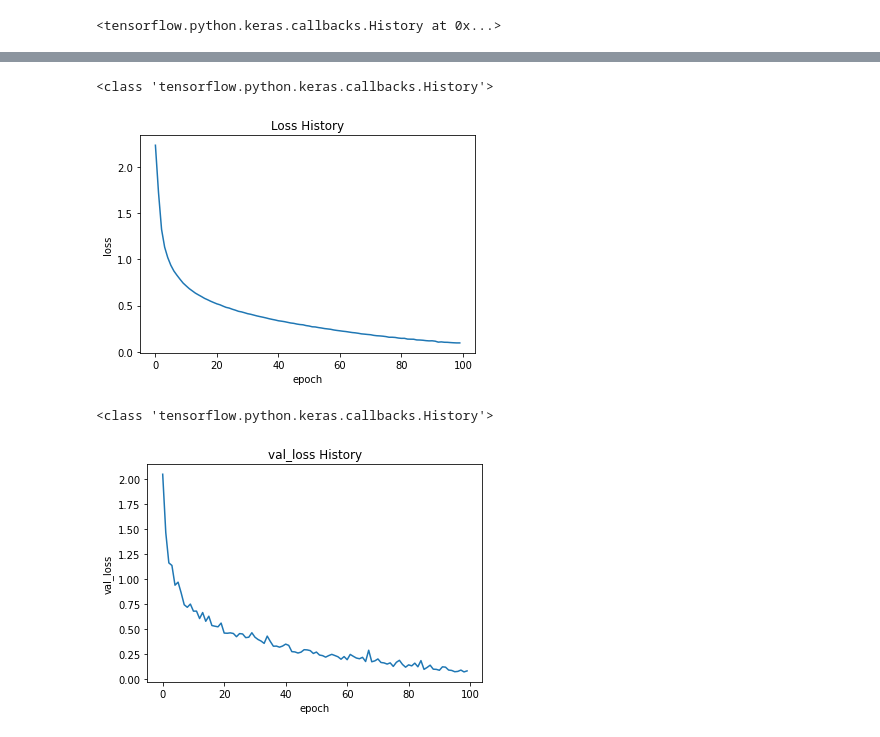
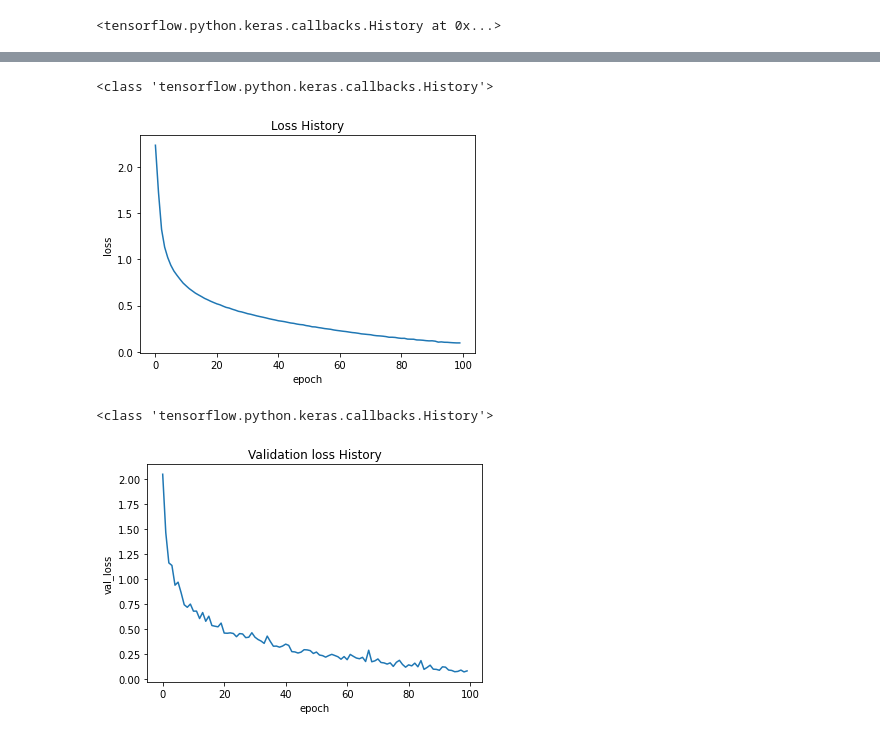
Before and after one commit to varunkr24/AIML, a Jupyter notebook: Image_Classification.ipynb, the cells around one changed output, grey strips where cells are left out. Saved outputs shown, nothing was run; the diff lists cells and outputs as text; code cells hidden in the pictures.

```diff
--- a/Image_Classification.ipynb
+++ b/Image_Classification.ipynb
@@ -266,30 +266,30 @@ _________________________________________________________________
 # %%
 def plot_loss(hist):
   # plot the loss
   plt.title('Loss History')
   plt.plot(hist.history['loss'])
   plt.ylabel('loss')
   plt.xlabel('epoch')
   plt.show()
 
 print(type(model_3))
 plot_loss(model_3)
 
 def plot_loss(hist):
   # plot the val_loss
-  plt.title('val_loss History')
+  plt.title('Validation loss History')
   plt.plot(hist.history['val_loss'])
   plt.ylabel('val_loss')
   plt.xlabel('epoch')
   plt.show()
 
 print(type(model_3))
 plot_loss(model_3)
 # %% [output]
 <class 'tensorflow.python.keras.callbacks.History'>
 [figure]
 <class 'tensorflow.python.keras.callbacks.History'>
-[figure, old version]
+[figure, new version]
 # %%
 def plot_loss(hist):
   # plot the accuracy
```
Also changed, not shown: parts of 1 cell of this notebook.
